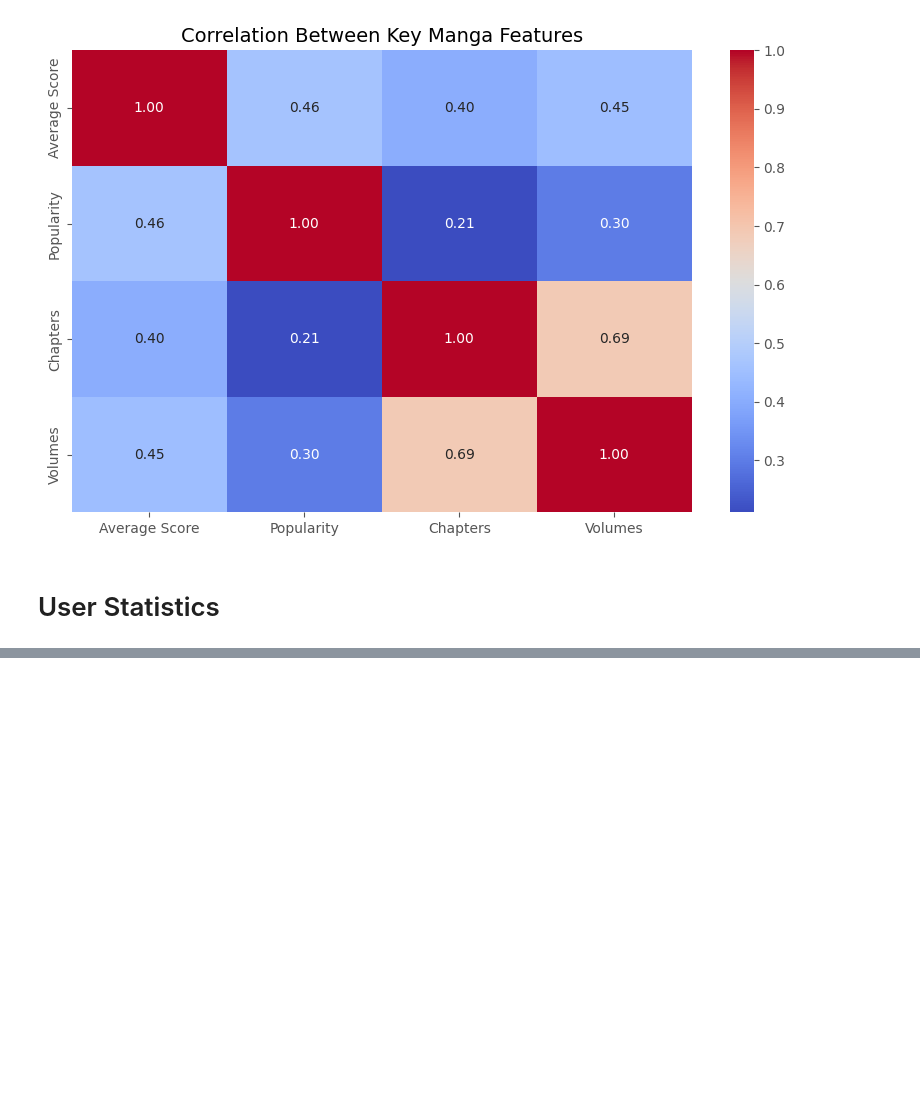
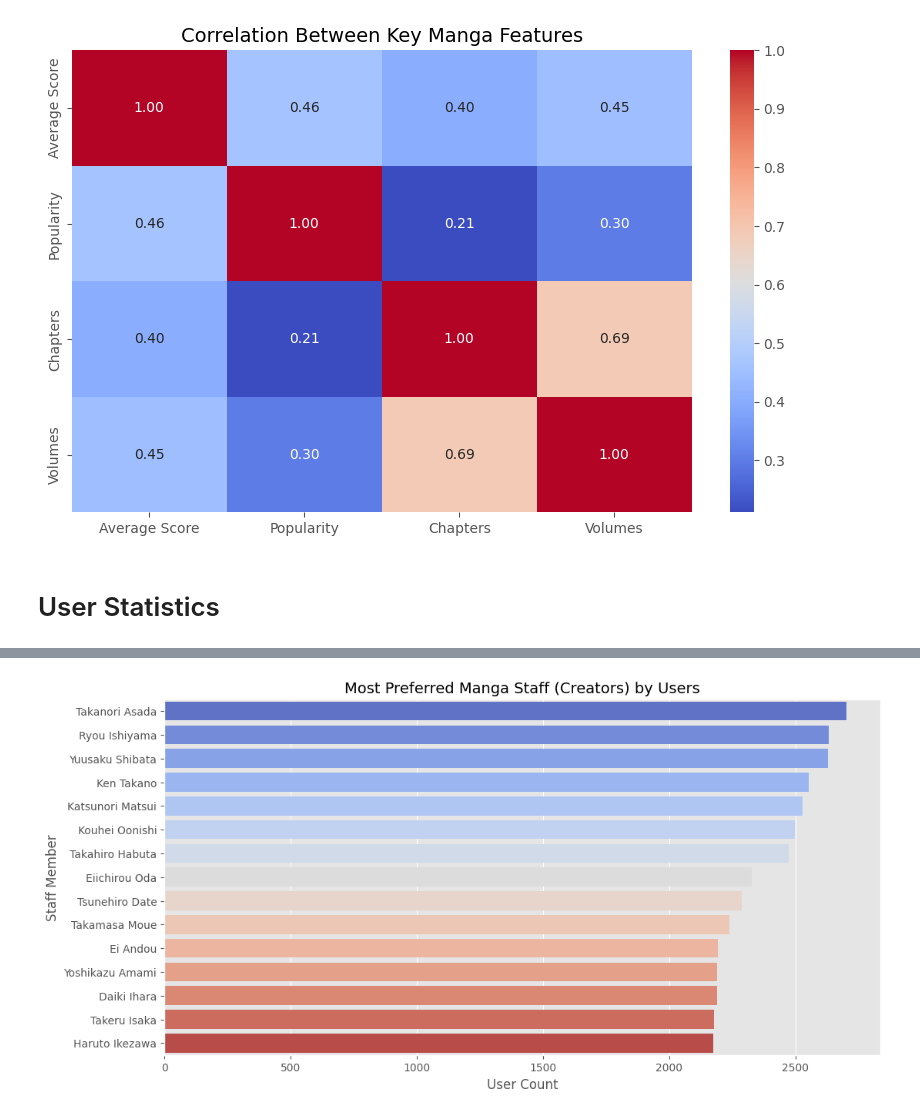
Before and after one commit to Trung-Dan-Phan/manga_recommender_system, a Jupyter notebook: notebooks/eda.ipynb, the cells around one changed output, grey strips where cells are left out. Saved outputs shown, nothing was run; the diff lists cells and outputs as text; code cells hidden in the pictures; blank space fills up the shorter version.

```diff
--- a/notebooks/eda.ipynb
+++ b/notebooks/eda.ipynb
@@ -405,0 +426,4 @@ filtered_user_stats_df
+# %%
+# There seems to have been an issue in the fetching as we don't have the tags for all users
+filtered_user_stats_df_tags = filtered_user_stats_df.iloc[17268:]
+filtered_user_stats_df_tags.head()
@@ -428,24 +470,20 @@ plt.show()
 # %%
 # Extracting and counting staff preferences
-staff_data = filtered_user_stats_df["Staff Preferences"].dropna()
-
-# Extract individual staff from structured text
-all_staff = [
-    staff.split(" (")[0] for sublist in staff_data.str.split(", ") for staff in sublist
-]
-staff_counts = Counter(all_staff)
+staff_counts = clean_tags(filtered_user_stats_df_tags["Staff Preferences"])
 
 # Convert to DataFrame for visualization
 staff_df = pd.DataFrame(staff_counts.items(), columns=["Staff", "Count"]).sort_values(
     by="Count", ascending=False
 )
 
 # Plot: Most preferred staff by users
 plt.figure(figsize=(12, 6))
 sns.barplot(
     x=staff_df["Count"].head(15), y=staff_df["Staff"].head(15), palette="coolwarm"
 )
 plt.title("Most Preferred Manga Staff (Creators) by Users", fontsize=14)
 plt.xlabel("User Count")
 plt.ylabel("Staff Member")
 plt.show()
+# %% [output]
+[figure, added]
```
Also changed, not shown: parts of 21 cells of this notebook.
